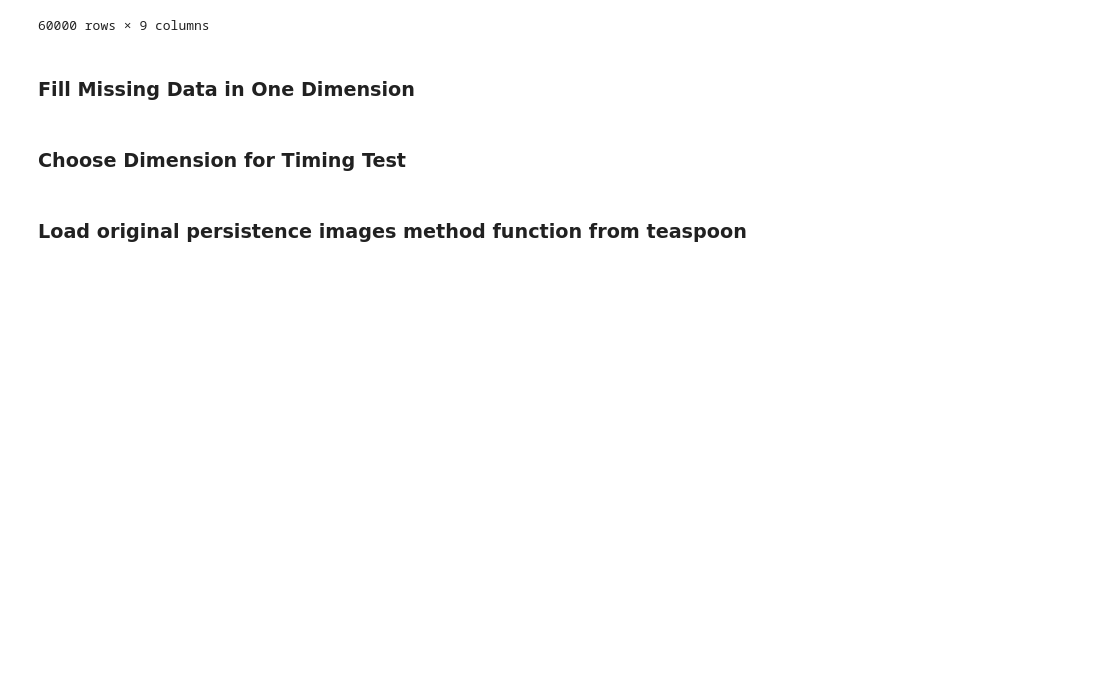
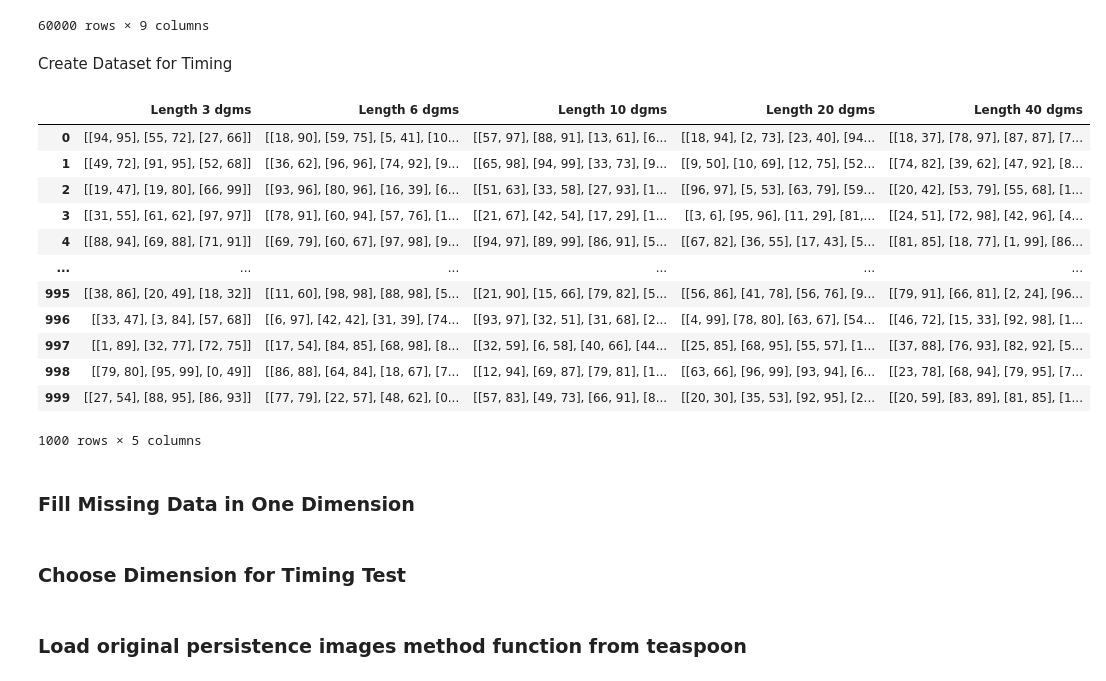
Before and after one commit to TeaspoonTDA/teaspoon, a Jupyter notebook: notebooks/ml_methods_timing_pers_images.ipynb, the cells around one changed output. Drawn from its saved outputs; the diff is of its cells as text; code cells hidden in the pictures; blank space fills up the shorter version.

```diff
--- a/notebooks/ml_methods_timing_pers_images.ipynb
+++ b/notebooks/ml_methods_timing_pers_images.ipynb
@@ -20,6 +20,63 @@ mnist
 | 59998 | [[23.0, 50.0], [8.0, 21.0]] | [[22.0, 50.0], [11.0, 15.0]] | [[21.0, 50.0]] | [[26.0, 50.0], [8.0, 15.0]] | [[0.0, 17.0]] | [[0.0, 8.0]] | [[0.0, 15.0]] | ... |
 | 59999 | [[25.0, 50.0]] | [[22.0, 50.0]] | [[24.0, 50.0]] | [[22.0, 50.0], [19.0, 20.0]] | [[0.0, 11.0], [0.0, 8.0]] | [[0.0, 18.0], [0.0, 9.0]] | [[0.0, 20.0], [0.0, 8.0]] | ... |
 60000 rows × 9 columns
+# %% [markdown]
+Create Dataset for Timing
+# %%
+timing_dgms = np.empty([1000,5], dtype=object)
+for j in range(0,1000):
+    three_dgms = []
+    six_dgms = []
+    ten_dgms = []
+    twenty_dgms = []
+    forty_dgms = []
+    for i in range(0,3):
+        birth = np.random.randint(0, 100, size=1)
+        death = np.random.randint(birth, 100, size=1)
+        point = [birth[0], death[0]]
+        three_dgms.append(point)
+    for i in range(0,6):
+        birth = np.random.randint(0, 100, size=1)
+        death = np.random.randint(birth, 100, size=1)
+        point = [birth[0], death[0]]
+        six_dgms.append(point)
+    for i in range(0,10):
+        birth = np.random.randint(0, 100, size=1)
+        death = np.random.randint(birth, 100, size=1)
+        point = [birth[0], death[0]]
+        ten_dgms.append(point)
+    for i in range(0,20):
+        birth = np.random.randint(0, 100, size=1)
+        death = np.random.randint(birth, 100, size=1)
+        point = [birth[0], death[0]]
+        twenty_dgms.append(point)
+    for i in range(0,40):
+        birth = np.random.randint(0, 100, size=1)
+        death = np.random.randint(birth, 100, size=1)
+        point = [birth[0], death[0]]
+        forty_dgms.append(point)
+    timing_dgms[j,0]=three_dgms
+    timing_dgms[j,1]=six_dgms
+    timing_dgms[j,2]=ten_dgms
+    timing_dgms[j,3]=twenty_dgms
+    timing_dgms[j,4]=forty_dgms
+timing_dgms = pd.DataFrame(timing_dgms)
+timing_dgms.columns = ['Length 3 dgms', 'Length 6 dgms', 'Length 10 dgms', 'Length 20 dgms', 'Length 40 dgms']
+timing_dgms
+# %% [output]
+|  | Length 3 dgms | Length 6 dgms | Length 10 dgms | Length 20 dgms | Length 40 dgms |
+| 0 | [[94, 95], [55, 72], [27, 66]] | [[18, 90], [59, 75], [5, 41], [10... | [[57, 97], [88, 91], [13, 61], [6... | [[18, 94], [2, 73], [23, 40], [94... | [[18, 37], [78, 97], [87, 87], [7... |
+| 1 | [[49, 72], [91, 95], [52, 68]] | [[36, 62], [96, 96], [74, 92], [9... | [[65, 98], [94, 99], [33, 73], [9... | [[9, 50], [10, 69], [12, 75], [52... | [[74, 82], [39, 62], [47, 92], [8... |
+| 2 | [[19, 47], [19, 80], [66, 99]] | [[93, 96], [80, 96], [16, 39], [6... | [[51, 63], [33, 58], [27, 93], [1... | [[96, 97], [5, 53], [63, 79], [59... | [[20, 42], [53, 79], [55, 68], [1... |
+| 3 | [[31, 55], [61, 62], [97, 97]] | [[78, 91], [60, 94], [57, 76], [1... | [[21, 67], [42, 54], [17, 29], [1... | [[3, 6], [95, 96], [11, 29], [81,... | [[24, 51], [72, 98], [42, 96], [4... |
+| 4 | [[88, 94], [69, 88], [71, 91]] | [[69, 79], [60, 67], [97, 98], [9... | [[94, 97], [89, 99], [86, 91], [5... | [[67, 82], [36, 55], [17, 43], [5... | [[81, 85], [18, 77], [1, 99], [86... |
+| ... | ... | ... | ... | ... | ... |
+| 995 | [[38, 86], [20, 49], [18, 32]] | [[11, 60], [98, 98], [88, 98], [5... | [[21, 90], [15, 66], [79, 82], [5... | [[56, 86], [41, 78], [56, 76], [9... | [[79, 91], [66, 81], [2, 24], [96... |
+| 996 | [[33, 47], [3, 84], [57, 68]] | [[6, 97], [42, 42], [31, 39], [74... | [[93, 97], [32, 51], [31, 68], [2... | [[4, 99], [78, 80], [63, 67], [54... | [[46, 72], [15, 33], [92, 98], [1... |
+| 997 | [[1, 89], [32, 77], [72, 75]] | [[17, 54], [84, 85], [68, 98], [8... | [[32, 59], [6, 58], [40, 66], [44... | [[25, 85], [68, 95], [55, 57], [1... | [[37, 88], [76, 93], [82, 92], [5... |
+| 998 | [[79, 80], [95, 99], [0, 49]] | [[86, 88], [64, 84], [18, 67], [7... | [[12, 94], [69, 87], [79, 81], [1... | [[63, 66], [96, 99], [93, 94], [6... | [[23, 78], [68, 94], [79, 95], [7... |
+| 999 | [[27, 54], [88, 95], [86, 93]] | [[77, 79], [22, 57], [48, 62], [0... | [[57, 83], [49, 73], [66, 91], [8... | [[20, 30], [35, 53], [92, 95], [2... | [[20, 59], [83, 89], [81, 85], [1... |
+1000 rows × 5 columns
 # %% [markdown]
 ### Fill Missing Data in One Dimension
 # %%
```
Also changed, not shown: parts of 24 cells of this notebook.
